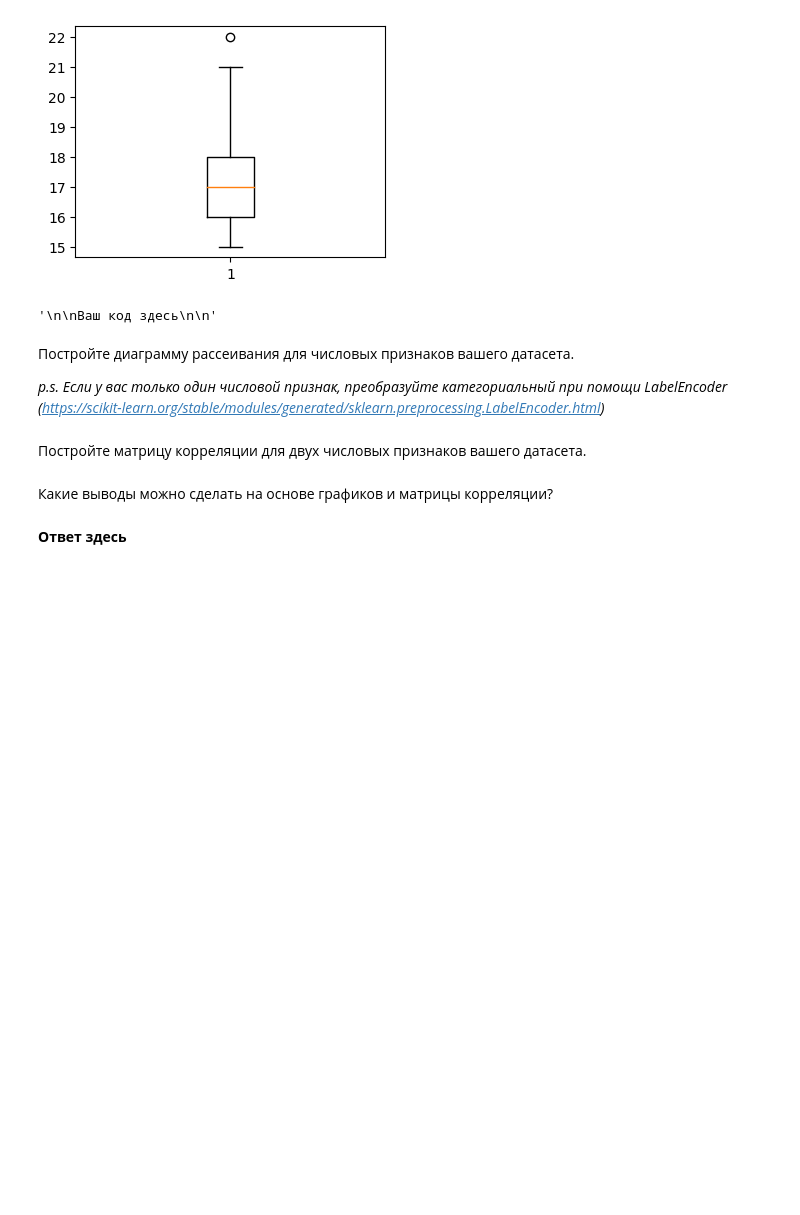
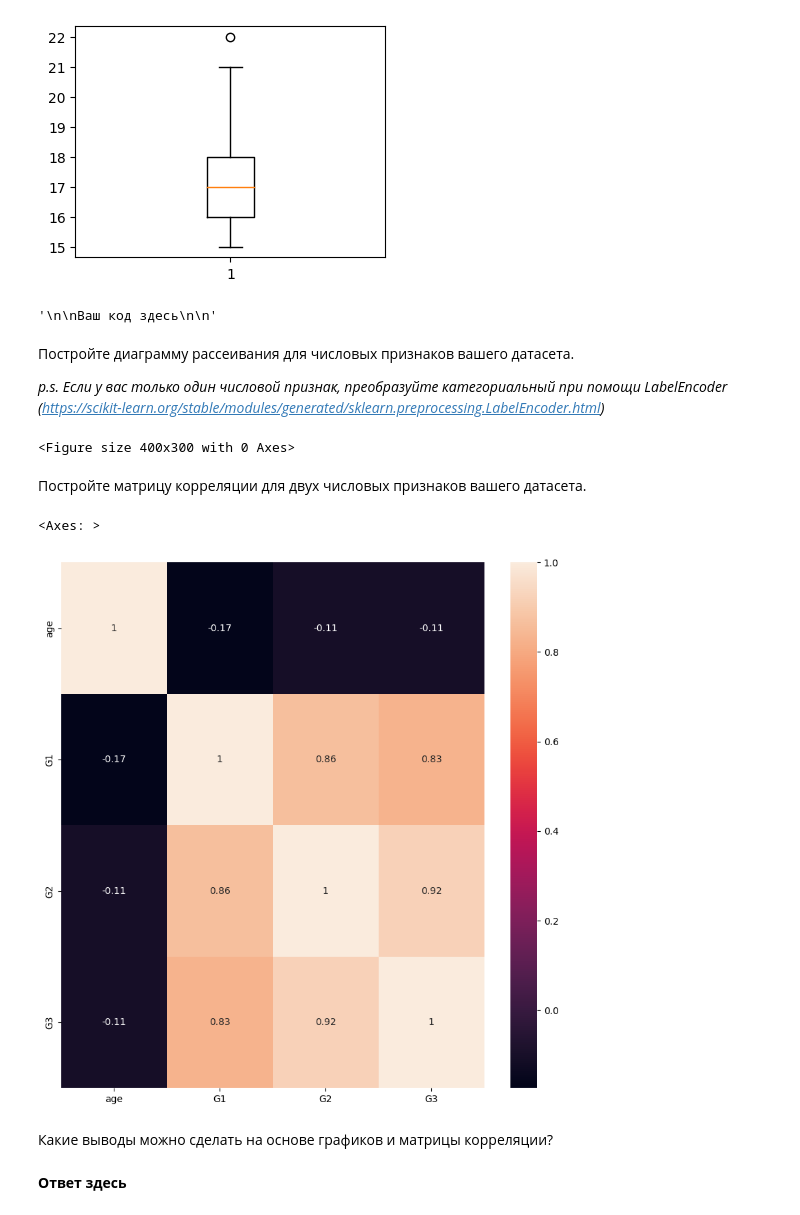
Before and after one commit to linalex13666/Labs, a Jupyter notebook: lab2/Задание_2.ipynb, the cells around one changed output. Cells and saved outputs as stored; diff of their text form; code cells hidden in the pictures; blank space fills up the shorter version.

```diff
--- a/lab2/Задание_2.ipynb
+++ b/lab2/Задание_2.ipynb
@@ -189,5 +189,10 @@ plt.show()
 Ваш код здесь
 
 """
+plt.figure(figsize=(4, 3))
+
+plt.show()
+# %% [output]
+<Figure size 400x300 with 0 Axes>
 # %% [markdown]
 Постройте матрицу корреляции для двух числовых признаков вашего датасета.
@@ -197,3 +199,13 @@ corr_matrix = #ваш код здесь
+# %%
+num = df[['age','G1','G2','G3']]
+corr_matrix = num.corr()
+
+
+plt.figure(figsize=(10, 10))
+sns.heatmap(corr_matrix, annot=True)
+# %% [output]
+<Axes: >
+[figure, added]
 # %% [markdown]
 Какие выводы можно сделать на основе графиков и матрицы корреляции?
 # %% [markdown]
```
Also changed, not shown: parts of 1 cell of this notebook.
